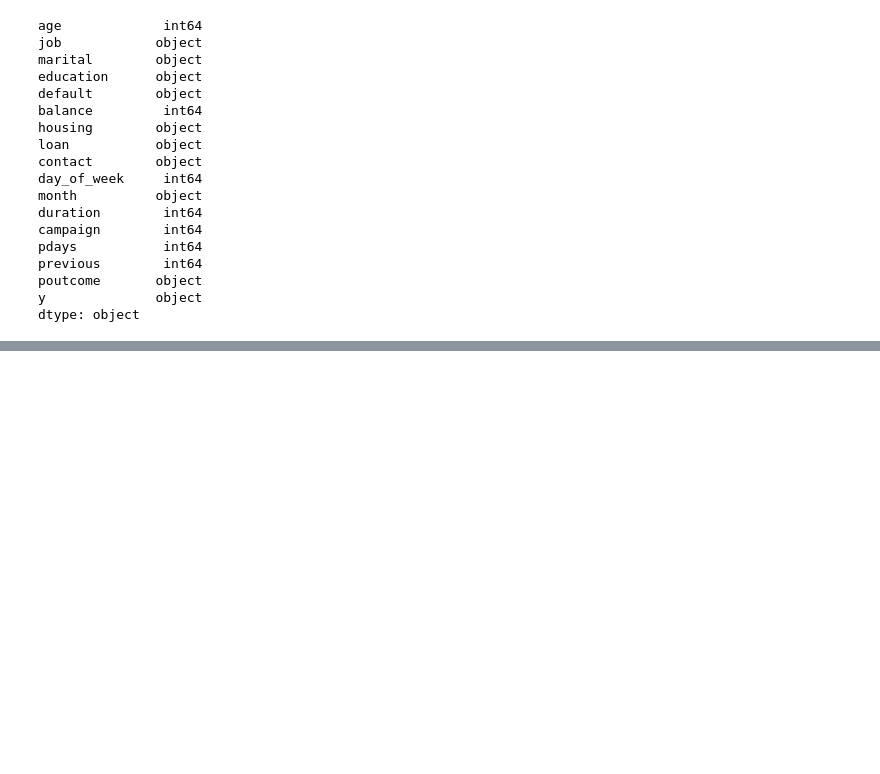
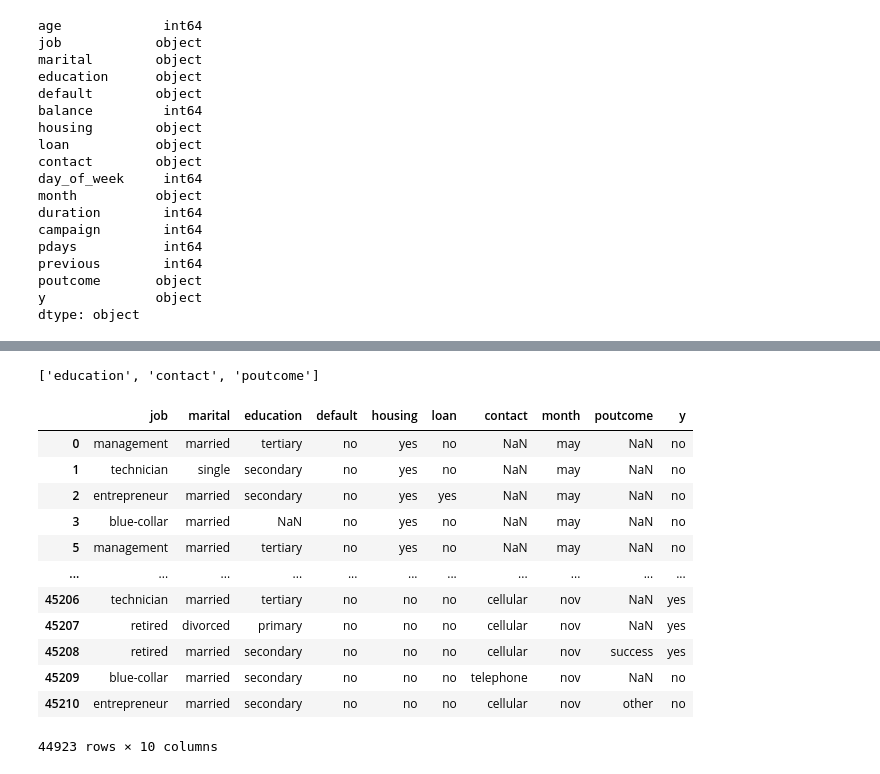
Before and after one commit to TaruIndia/predict-termdepositsubscription, a Jupyter notebook: W9_TarusmitaBoro_DataCleansingandTransformation.ipynb, the cells around one changed output, grey strips where cells are left out. Cells and saved outputs as stored; diff of their text form; code cells hidden in the pictures; blank space fills up the shorter version.

```diff
--- a/W9_TarusmitaBoro_DataCleansingandTransformation.ipynb
+++ b/W9_TarusmitaBoro_DataCleansingandTransformation.ipynb
@@ -211,0 +190,4 @@ We will generate some summary statistics for the numeric features now as this is
+# %%
+train_num = df.select_dtypes(include=[np.number]) #select numeric columns into a new dataframe
+
+train_cat = df.select_dtypes(include=['object'])  #store categorical features into another dataframe
@@ -223,0 +225,3 @@ df.describe()[['age','balance','day_of_week']]
+# %%
+df_del_rows_traincat = train_cat.copy()
+df_del_rows_traincat.head()
@@ -223,0 +235,3 @@ df.describe()[['age','balance','day_of_week']]
+# %%
+df_del_rows_traincat.dropna(subset = ['job'], inplace = True)
+df_del_rows_traincat.head()
@@ -223,0 +245,20 @@ df.describe()[['age','balance','day_of_week']]
+# %%
+df_del_rows_traincat.columns[df_del_rows_traincat.isna().any()].tolist() #to list the columns with atleast 1 null value
+# %% [output]
+['education', 'contact', 'poutcome']
+# %%
+df_del_rows_traincat
+# %% [output]
+|  | job | marital | education | default | housing | loan | contact | month | poutcome | y |
+| 0 | management | married | tertiary | no | yes | no | NaN | may | NaN | no |
+| 1 | technician | single | secondary | no | yes | no | NaN | may | NaN | no |
+| 2 | entrepreneur | married | secondary | no | yes | yes | NaN | may | NaN | no |
+| 3 | blue-collar | married | NaN | no | yes | no | NaN | may | NaN | no |
+| 5 | management | married | tertiary | no | yes | no | NaN | may | NaN | no |
+| ... | ... | ... | ... | ... | ... | ... | ... | ... | ... | ... |
+| 45206 | technician | married | tertiary | no | no | no | cellular | nov | NaN | yes |
+| 45207 | retired | divorced | primary | no | no | no | cellular | nov | NaN | yes |
+| 45208 | retired | married | secondary | no | no | no | cellular | nov | success | yes |
+| 45209 | blue-collar | married | secondary | no | no | no | telephone | nov | NaN | no |
+| 45210 | entrepreneur | married | secondary | no | no | no | cellular | nov | other | no |
+44923 rows × 10 columns
```
Also changed, not shown: parts of 16 cells of this notebook.
